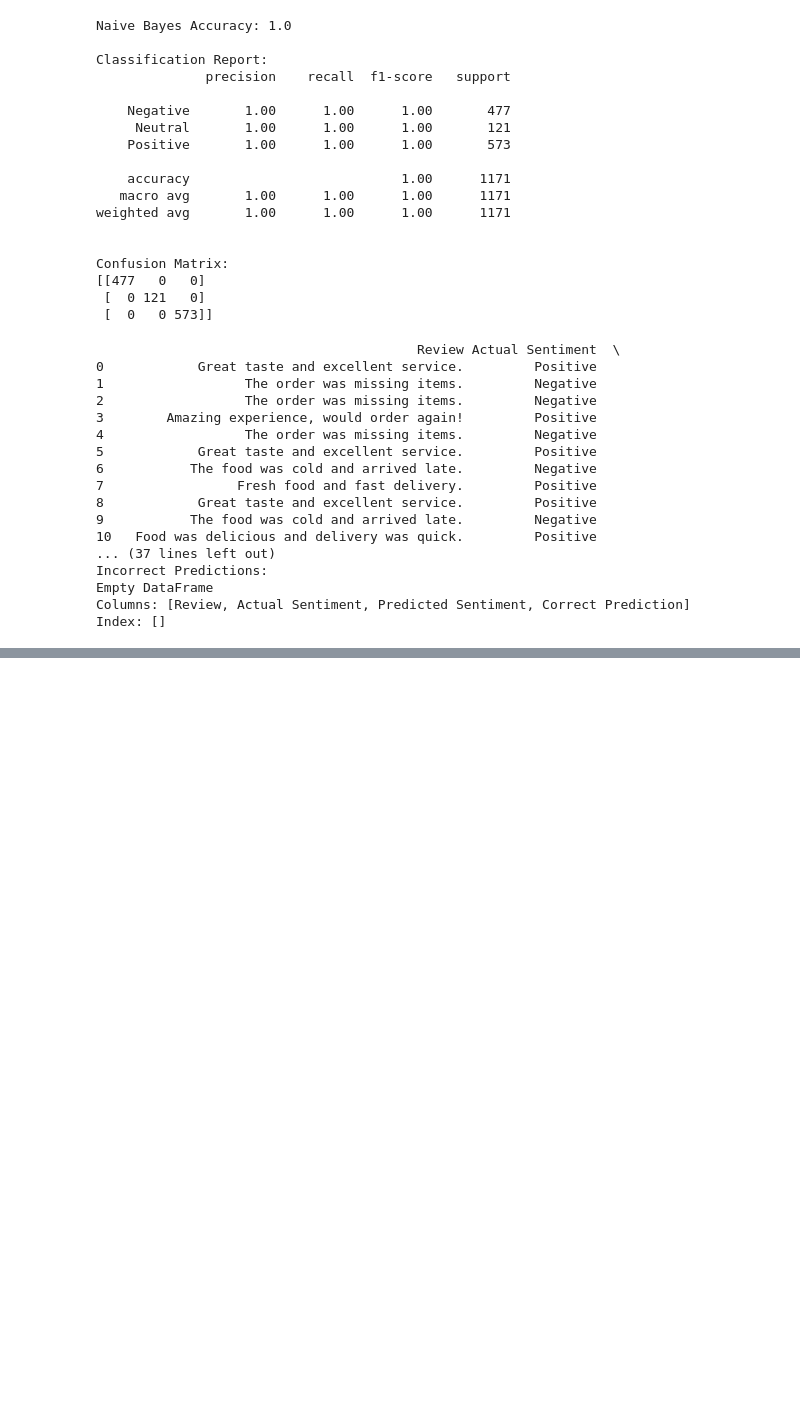
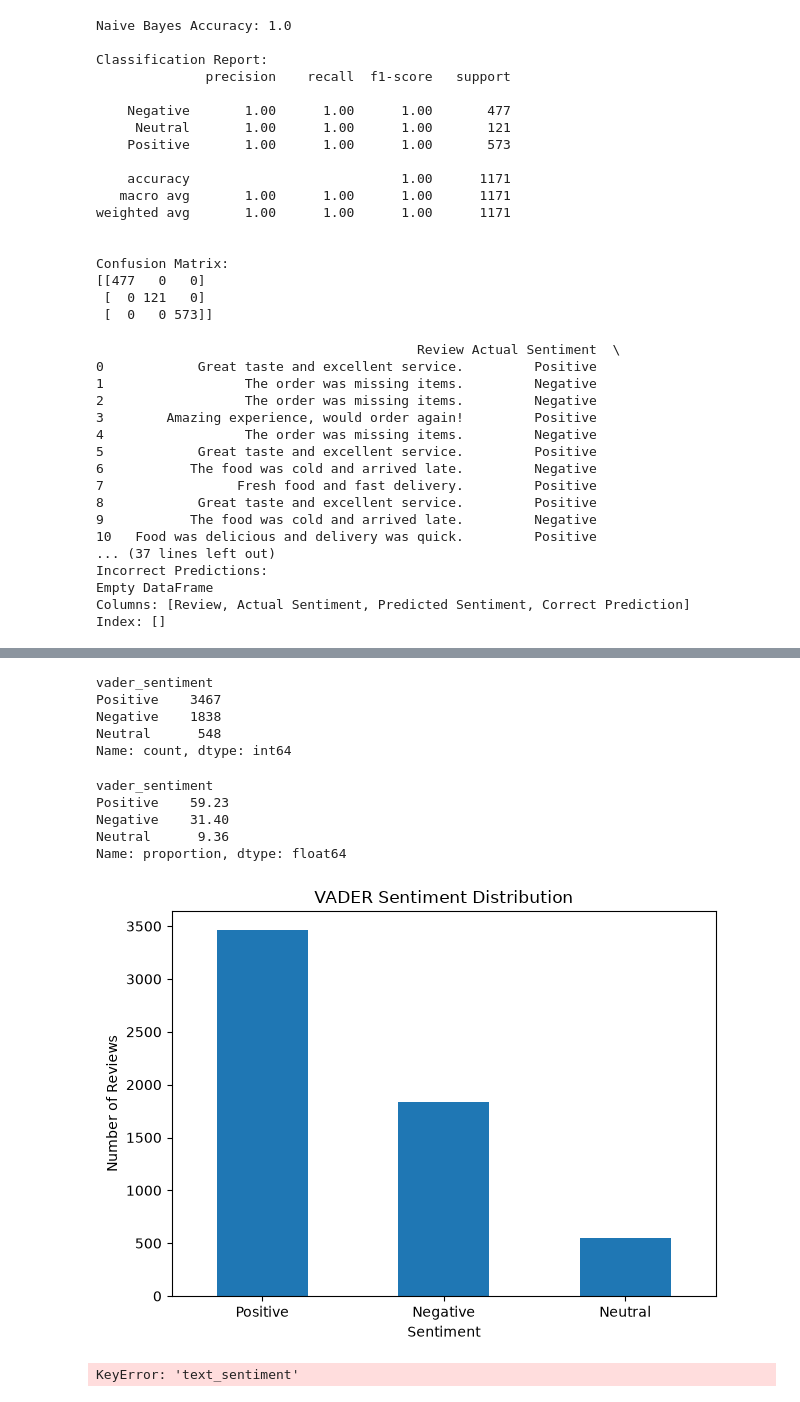
Before and after one commit to nishithbv-2609/uber-eats-operational-intelligence, a Jupyter notebook: notebooks/day3.ipynb, the cells around one changed output, grey strips where cells are left out. Drawn from its saved outputs; the diff is of its cells as text; code cells hidden in the pictures; blank space fills up the shorter version.

Commit message:
Complete Day 3 NLP and add Day 4 delivery time prediction

```diff
--- a/notebooks/day3.ipynb
+++ b/notebooks/day3.ipynb
@@ -735,0 +750,7 @@ Index: []
+# %%
+import pandas as pd
+
+reviews = pd.read_csv("../data/raw/reviews.csv")
+
+print(reviews.shape)
+print(reviews.head())
@@ -735,0 +772,6 @@ Index: []
+# %%
+reviews["vader_scores"] = reviews["review_text"].apply(
+    lambda text: sia.polarity_scores(str(text))
+)
+
+print(reviews[["review_text", "vader_scores"]].head())
@@ -735,0 +792,7 @@ Index: []
+# %%
+reviews["negative"] = reviews["vader_scores"].apply(lambda x: x["neg"])
+reviews["neutral"] = reviews["vader_scores"].apply(lambda x: x["neu"])
+reviews["positive"] = reviews["vader_scores"].apply(lambda x: x["pos"])
+reviews["compound"] = reviews["vader_scores"].apply(lambda x: x["compound"])
+
+print(reviews[["review_text", "negative", "neutral", "positive", "compound"]].head())
@@ -735,0 +813,13 @@ Index: []
+# %%
+def classify_sentiment(score):
+    if score >= 0.05:
+        return "Positive"
+    elif score <= -0.05:
+        return "Negative"
+    else:
+        return "Neutral"
+
+
+reviews["vader_sentiment"] = reviews["compound"].apply(classify_sentiment)
+
+print(reviews[["review_text", "compound", "vader_sentiment"]].head(10))
@@ -735,0 +838,45 @@ Index: []
+# %%
+sentiment_counts = reviews["vader_sentiment"].value_counts()
+
+print(sentiment_counts)
+# %% [output]
+vader_sentiment
+Positive    3467
+Negative    1838
+Neutral      548
+Name: count, dtype: int64
+# %%
+sentiment_percentages = (
+    reviews["vader_sentiment"].value_counts(normalize=True) * 100
+).round(2)
+
+print(sentiment_percentages)
+# %% [output]
+vader_sentiment
+Positive    59.23
+Negative    31.40
+Neutral      9.36
+Name: proportion, dtype: float64
+# %%
+import matplotlib.pyplot as plt
+
+sentiment_counts = reviews["vader_sentiment"].value_counts()
+
+sentiment_counts.plot(kind="bar")
+plt.title("VADER Sentiment Distribution")
+plt.xlabel("Sentiment")
+plt.ylabel("Number of Reviews")
+plt.xticks(rotation=0)
+plt.tight_layout()
+plt.show()
+# %% [output]
+[figure, added]
+# %%
+print(pd.crosstab(
+    reviews["text_sentiment"],
+    reviews["vader_sentiment"],
+    rownames=["Text-Based Label"],
+    colnames=["VADER Prediction"]
+))
+# %% [output]
+KeyError: 'text_sentiment'
```
Also changed, not shown: parts of 9 cells of this notebook, 3 other files.
